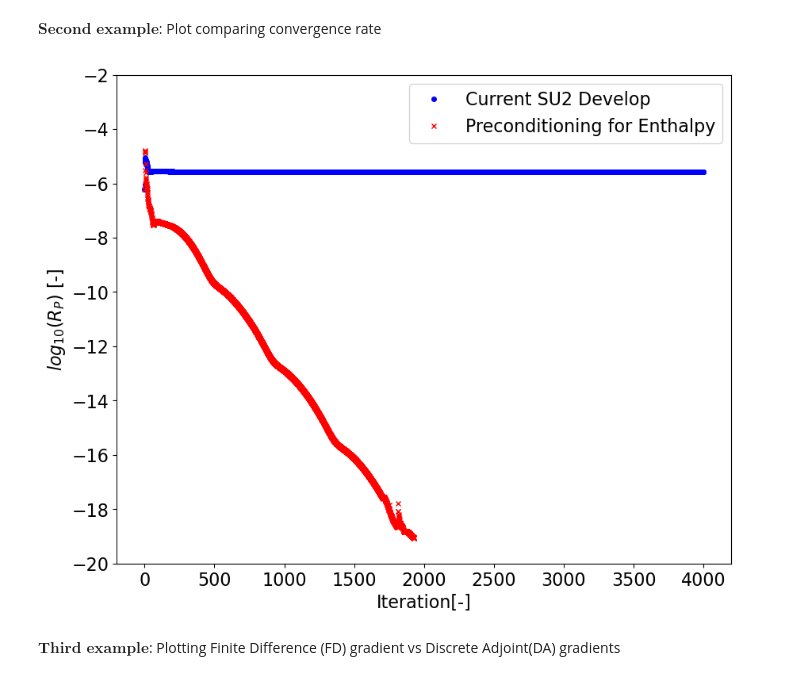
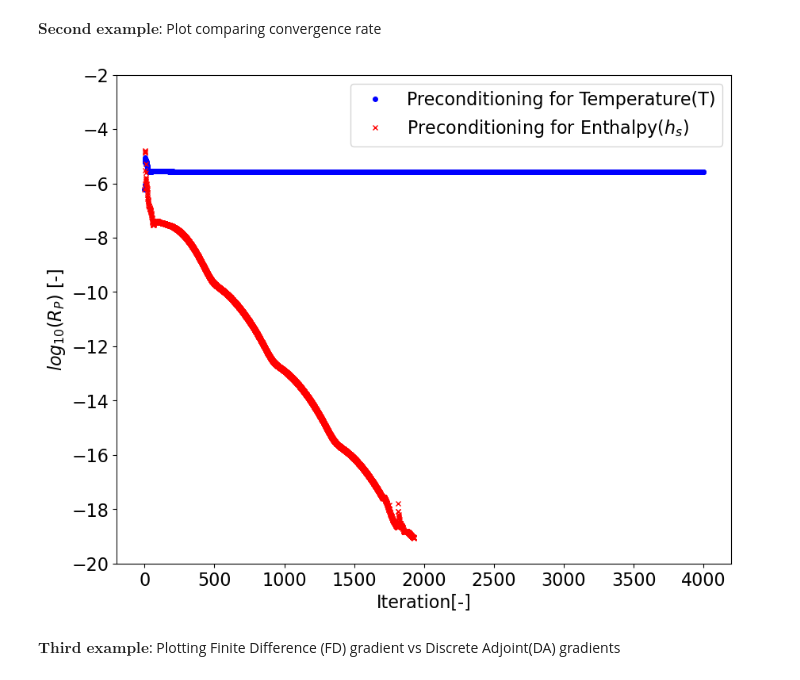
Before and after one commit to Cristopher-Morales/python-scripts, a Jupyter notebook: create_multiple_plots.ipynb, the cells around one changed output. Drawn from its saved outputs; the diff is of its cells as text; code cells hidden in the pictures.

```diff
--- a/create_multiple_plots.ipynb
+++ b/create_multiple_plots.ipynb
@@ -35,6 +35,16 @@ def plot_function(x, y, **kwargs):
     for axis in fig.axes:
         axis.xaxis.set_label_text( xlabel )
         axis.yaxis.set_label_text( ylabel )
+    if kwargs.get( 'x_limits' )is not None:
+        plt.xlim(kwargs.pop( 'x_limits'))
+    if kwargs.get( 'y_limits' )is not None:
+        plt.ylim(kwargs.pop( 'y_limits'))
+    if kwargs.get( 'save_figure' )is not None:
+        if kwargs.pop( 'save_figure' ) == 'yes':
+            figure_name = 'figure_plot'
+            if kwargs.get( 'figure_name') is not None:
+                figure_name = kwargs.pop( 'figure_name' )
+            fig.savefig(getcwd()+'/Pictures/'+figure_name+'.pdf', format='pdf',transparent=False,bbox_inches="tight", dpi=1400)
     return axis
 # %% [markdown]
 Example of how to use the function mention above
@@ -44,7 +54,8 @@ x=pd.read_csv(path+"preconditioning/CFL_ADAPT/history.csv", usecols=["Inner_Iter
 y=pd.read_csv(path+"preconditioning/CFL_ADAPT/history.csv", usecols=['     "rms[P]"     ']).values
 y_axis="$log_{10}(R_{p})$ [-]"
 plot_conf = {'title': "Residual convergence CFL adapt", 'xlabel':'Iteration[-]', 'ylabel': y_axis,\
-             'marker': 'go', 'marker_size': 8, 'figure_size': (16,10), 'font_size': 24}
+             'marker': 'go', 'marker_size': 8, 'figure_size': (16,10), 'font_size': 24,\
+            'save_figure':'yes'}
 axis=plot_function(x,y,**plot_conf)
 # %% [output]
 [figure]
@@ -156,42 +167,42 @@ $\textbf{Second example}$: Plot comparing convergence rate
 # getting the path to the data that we want to plot
 path=getcwd()+"/codes/TestCases/species_transport/passive_transport_validation/"
 # get data that is going to be plot in the x-axis
-x_1=pd.read_csv(path+"develop/history.csv", usecols=["Inner_Iter"]).values[0:4000]
-x_2=pd.read_csv(path+"preconditioning/history.csv", usecols=["Inner_Iter"]).values
+x_1=pd.read_csv(path+"develop/active_scalar/history.csv", usecols=["Inner_Iter"]).values[0:4000]
+x_2=pd.read_csv(path+"preconditioning/active_scalar/history.csv", usecols=["Inner_Iter"]).values
 # get data that is goint to be plot in the y-axis
-y_1=pd.read_csv(path+"develop/history.csv", usecols=['     "rms[P]"     ']).values[0:4000]
-y_2=pd.read_csv(path+"preconditioning/history.csv", usecols=['     "rms[P]"     ']).values
+y_1=pd.read_csv(path+"develop/active_scalar/history.csv", usecols=['     "rms[P]"     ']).values[0:4000]
+y_2=pd.read_csv(path+"preconditioning/active_scalar/history.csv", usecols=['     "rms[P]"     ']).values
 # define labels for each plots
-title_1 = "Current SU2 Develop"
-title_2 = "Preconditioning for Enthalpy"
+title_1 = "Preconditioning for Temperature(T)"#"Current SU2 Develop"
+title_2 = "Preconditioning for Enthalpy($h_{s}$)"
 # introduce x and y axis labels
 xlabel='Iteration[-]'
 ylabel= "$log_{10}(R_{P})$ [-]"
 # define markers for each plot
 marker_1= 'bo'
 marker_2= 'rx'
 # define figure name, figure, marker and font sizes
-figure_name='develop_vs_preconditioning'
+figure_name='pressure_develop_vs_preconditioning'
 figure_size=(10,8)
 marker_size = 4
 font_size = 16
 # gather previous definitions in list
 x=[x_1,x_2]
 y=[y_1,y_2]
 markers=[marker_1,marker_2]
 titles=[title_1,title_2]
 # zip data, markers and titles
 plots=zip(x,y,markers,titles)
 # define y-limits (optional)
 ylimits=[-20,-2]
 # define plot configuration string
 plot_config= {'xlabel': xlabel, 'ylabel': ylabel, 'marker_size': marker_size,\
               'figure_size': figure_size,'font_size': font_size, 'save_figure': 'yes',\
               'figure_name': figure_name, 'y_limits': ylimits}
 # create and plot the data
 loop_plot(plots, **plot_config)
 # %% [output]
-[figure, old version]
+[figure, new version]
 # %% [markdown]
 $\textbf{Third example}$: Plotting Finite Difference (FD) gradient vs Discrete Adjoint(DA) gradients
 # %% [markdown]
```
Also changed, not shown: parts of 14 cells of this notebook.
